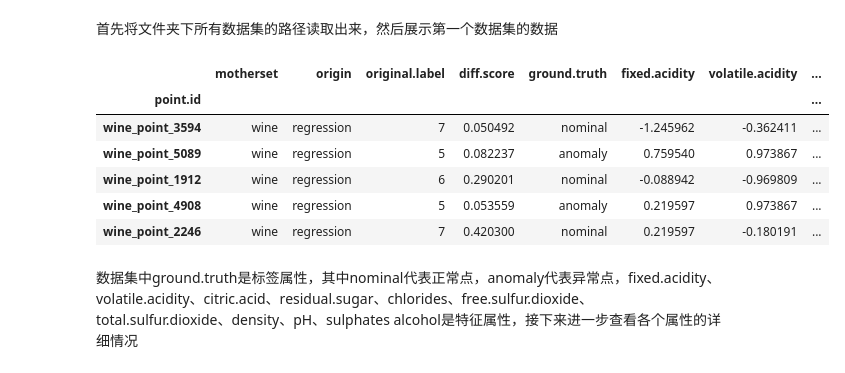
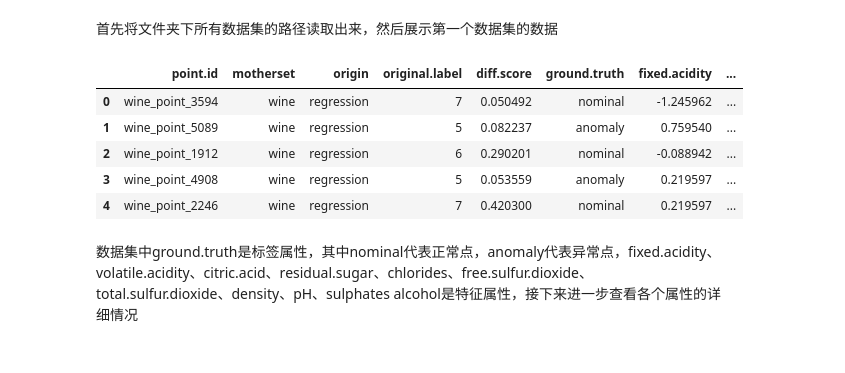
Before and after one commit to gejingjing/Data-Mining, a Jupyter notebook: homework4/wine.ipynb, the cells around one changed output. Saved outputs shown, nothing was run; the diff lists cells and outputs as text; code cells hidden in the pictures.

```diff
--- a/homework4/wine.ipynb
+++ b/homework4/wine.ipynb
@@ -7,39 +7,38 @@
 # %%
 import os
 import pandas as pd
 import time
 import numpy as np
 import matplotlib.pyplot as plt
 from sklearn.model_selection import train_test_split
 from pyod.models.hbos import HBOS
 from pyod.models.iforest import IForest
 from pyod.models.knn import KNN
 from pyod.models.lof import LOF
 from pyod.models.mcd import MCD
 from pyod.models.pca import PCA
 from pyod.models.iforest import IForest
 from pyod.utils.data import evaluate_print
 from pyod.utils.example import visualize
 from sklearn.utils import column_or_1d,check_consistent_length
 from sklearn.metrics import roc_auc_score,precision_score
 from pyod.utils.utility import precision_n_scores
 import warnings
 warnings.filterwarnings("ignore")
 root_path = 'wine\\benchmarks'
 file_list=[]
 for file in os.listdir(root_path):
     file_path = os.path.join(root_path,file)
     file_list.append(file_path)
-data = pd.read_csv(file_list[0],index_col=0)
+data = pd.read_csv(file_list[0])
 data.head(5)
 # %% [output]
-|  | motherset | origin | original.label | diff.score | ground.truth | fixed.acidity | volatile.acidity | ... |
-| point.id |  |  |  |  |  |  |  | ... |
-| wine_point_3594 | wine | regression | 7 | 0.050492 | nominal | -1.245962 | -0.362411 | ... |
-| wine_point_5089 | wine | regression | 5 | 0.082237 | anomaly | 0.759540 | 0.973867 | ... |
-| wine_point_1912 | wine | regression | 6 | 0.290201 | nominal | -0.088942 | -0.969809 | ... |
-| wine_point_4908 | wine | regression | 5 | 0.053559 | anomaly | 0.219597 | 0.973867 | ... |
-| wine_point_2246 | wine | regression | 7 | 0.420300 | nominal | 0.219597 | -0.180191 | ... |
+|  | point.id | motherset | origin | original.label | diff.score | ground.truth | fixed.acidity | ... |
+| 0 | wine_point_3594 | wine | regression | 7 | 0.050492 | nominal | -1.245962 | ... |
+| 1 | wine_point_5089 | wine | regression | 5 | 0.082237 | anomaly | 0.759540 | ... |
+| 2 | wine_point_1912 | wine | regression | 6 | 0.290201 | nominal | -0.088942 | ... |
+| 3 | wine_point_4908 | wine | regression | 5 | 0.053559 | anomaly | 0.219597 | ... |
+| 4 | wine_point_2246 | wine | regression | 7 | 0.420300 | nominal | 0.219597 | ... |
 # %% [markdown]
 数据集中ground.truth是标签属性，其中nominal代表正常点，anomaly代表异常点，fixed.acidity、volatile.acidity、citric.acid、residual.sugar、chlorides、free.sulfur.dioxide、total.sulfur.dioxide、density、pH、sulphates	alcohol是特征属性，接下来进一步查看各个属性的详细情况
 # %%
```
